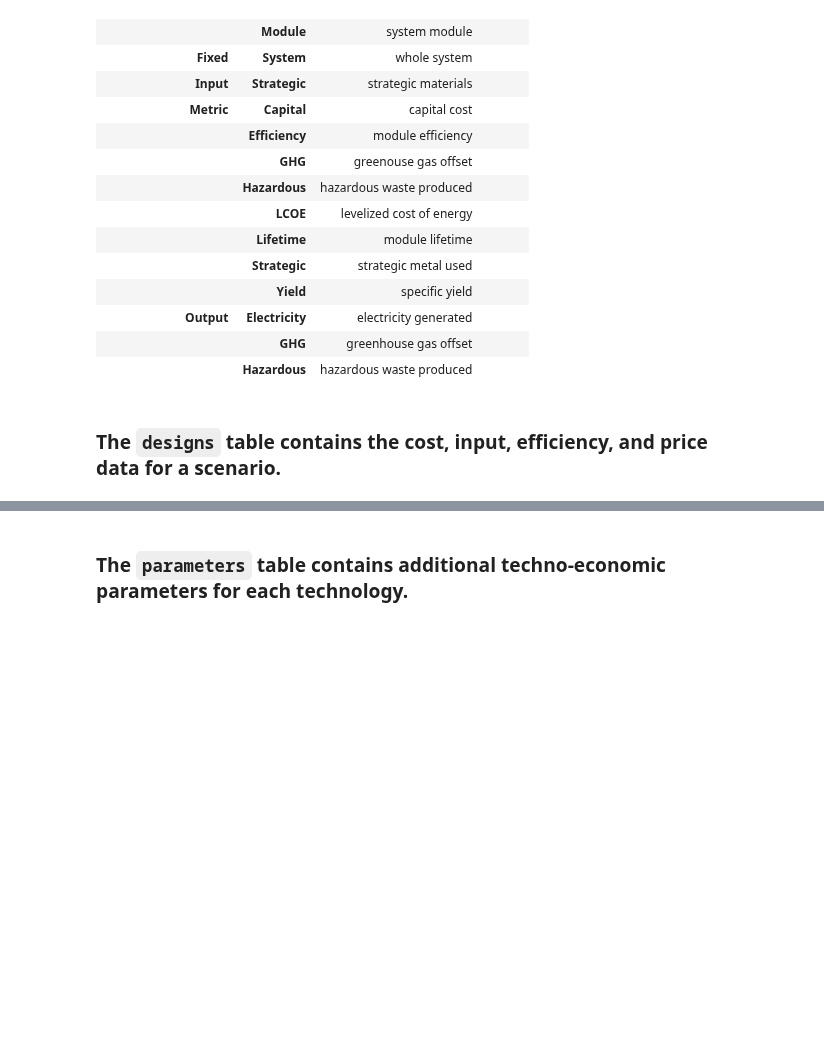
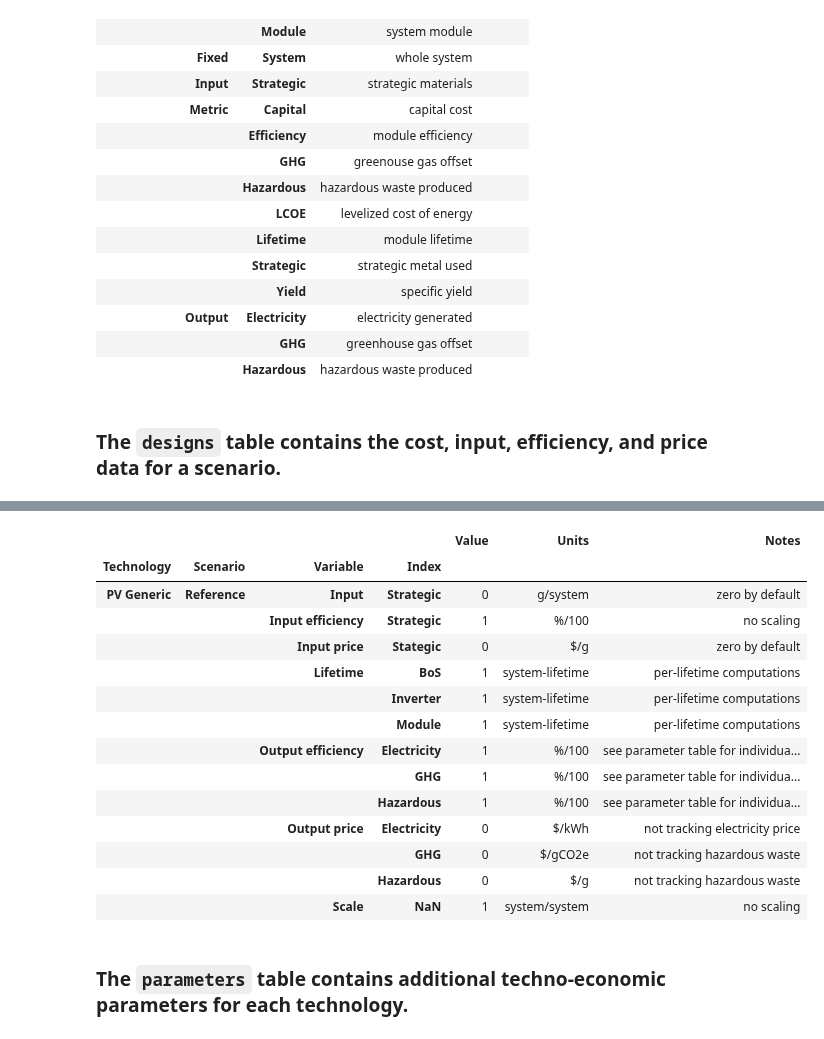
Before and after one commit to NREL/tyche, a Jupyter notebook: ioc-1/ioc-1.ipynb, the cells around one changed output, grey strips where cells are left out. Saved outputs shown, nothing was run; the diff lists cells and outputs as text; code cells hidden in the pictures; blank space fills up the shorter version.

```diff
--- a/ioc-1/ioc-1.ipynb
+++ b/ioc-1/ioc-1.ipynb
@@ -84,3 +67,21 @@ designs.designs
+# %%
+designs.designs.xs("Reference", level = "Scenario", drop_level = False)
+# %% [output]
+|  |  |  |  | Value | Units | Notes |
+| Technology | Scenario | Variable | Index |  |  |  |
+| PV Generic | Reference | Input | Strategic | 0 | g/system | zero by default |
+|  |  | Input efficiency | Strategic | 1 | %/100 | no scaling |
+|  |  | Input price | Stategic | 0 | $/g | zero by default |
+|  |  | Lifetime | BoS | 1 | system-lifetime | per-lifetime computations |
+|  |  |  | Inverter | 1 | system-lifetime | per-lifetime computations |
+|  |  |  | Module | 1 | system-lifetime | per-lifetime computations |
+|  |  | Output efficiency | Electricity | 1 | %/100 | see parameter table for individua... |
+|  |  |  | GHG | 1 | %/100 | see parameter table for individua... |
+|  |  |  | Hazardous | 1 | %/100 | see parameter table for individua... |
+|  |  | Output price | Electricity | 0 | $/kWh | not tracking electricity price |
+|  |  |  | GHG | 0 | $/gCO2e | not tracking hazardous waste |
+|  |  |  | Hazardous | 0 | $/g | not tracking hazardous waste |
+|  |  | Scale | NaN | 1 | system/system | no scaling |
 # %% [markdown]
 ### The `parameters` table contains additional techno-economic parameters for each technology.
 # %%
```
Also changed, not shown: parts of 30 cells of this notebook, 1 other file.
